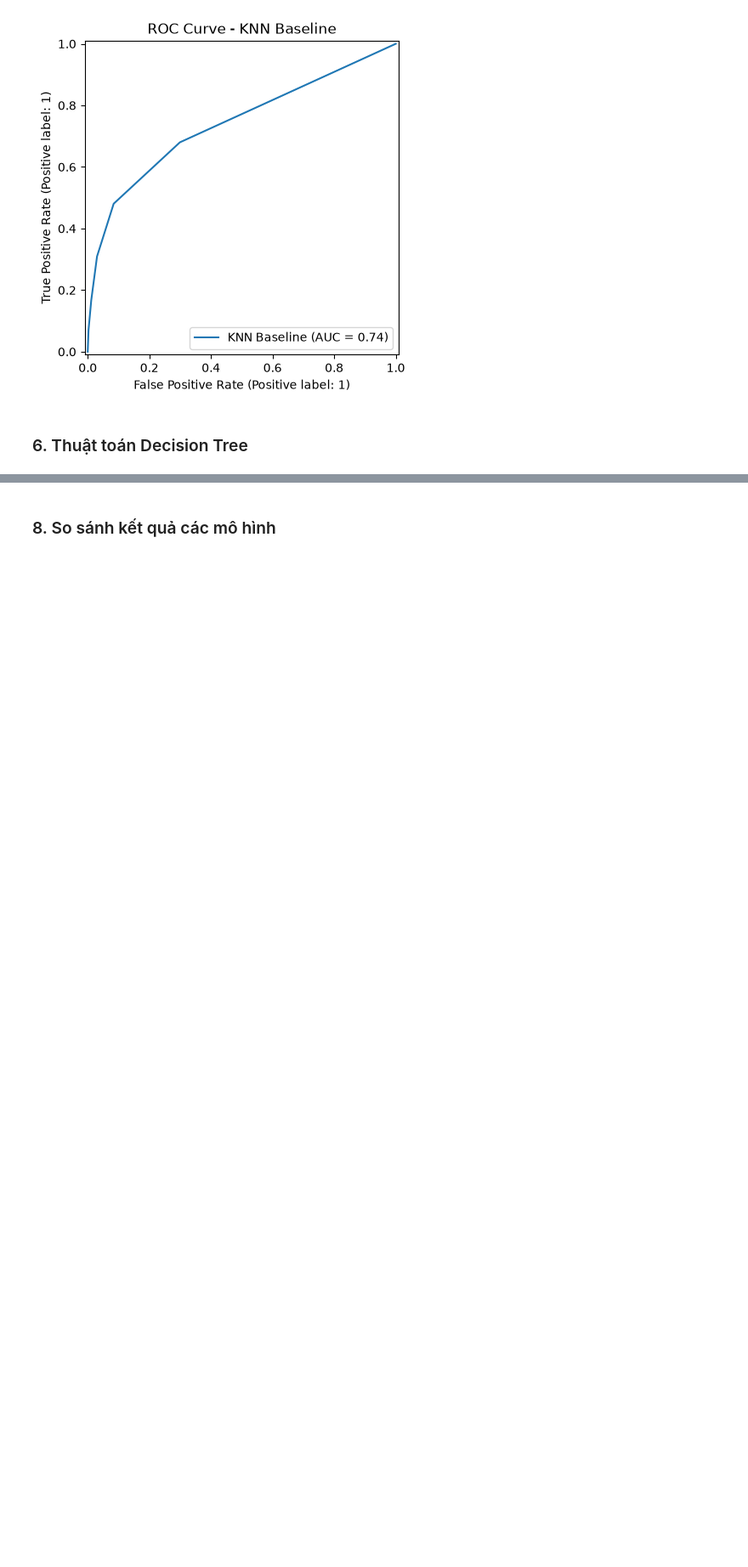
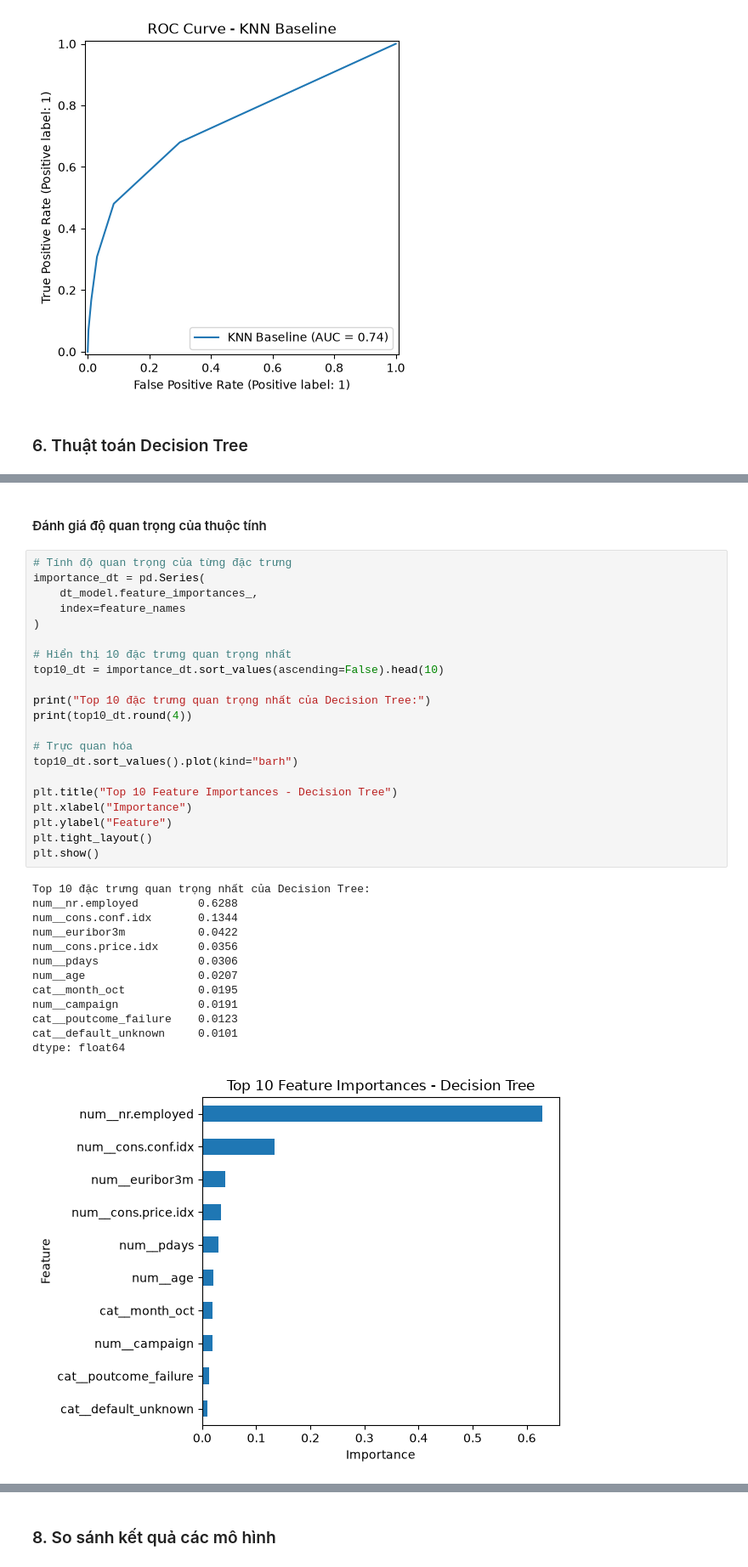
Before and after one commit to QuiBao47/MayHoc_Nhom, a Jupyter notebook: Đồ án cuối kỳ/Bank_Marketing.ipynb, the cells around one changed output, grey strips where cells are left out. Shown at 85% size. Saved outputs shown, nothing was run; the diff lists cells and outputs as text; blank space fills up the shorter version.

```diff
--- a/Đồ án cuối kỳ/Bank_Marketing.ipynb
+++ b/Đồ án cuối kỳ/Bank_Marketing.ipynb
@@ -365,2 +487,39 @@ plt.show()
+# %% [markdown]
+#### Đánh giá độ quan trọng của thuộc tính
+# %%
+# Tính độ quan trọng của từng đặc trưng
+importance_dt = pd.Series(
+    dt_model.feature_importances_,
+    index=feature_names
+)
+
+# Hiển thị 10 đặc trưng quan trọng nhất
+top10_dt = importance_dt.sort_values(ascending=False).head(10)
+
+print("Top 10 đặc trưng quan trọng nhất của Decision Tree:")
+print(top10_dt.round(4))
+
+# Trực quan hóa
+top10_dt.sort_values().plot(kind="barh")
+
+plt.title("Top 10 Feature Importances - Decision Tree")
+plt.xlabel("Importance")
+plt.ylabel("Feature")
+plt.tight_layout()
+plt.show()
+# %% [output]
+Top 10 đặc trưng quan trọng nhất của Decision Tree:
+num__nr.employed         0.6288
+num__cons.conf.idx       0.1344
+num__euribor3m           0.0422
+num__cons.price.idx      0.0356
+num__pdays               0.0306
+num__age                 0.0207
+cat__month_oct           0.0195
+num__campaign            0.0191
+cat__poutcome_failure    0.0123
+cat__default_unknown     0.0101
+dtype: float64
+[figure, added]
 # %% [markdown]
 ### 7. Thuật toán RandomForest
```
Also changed, not shown: parts of 24 cells of this notebook.
